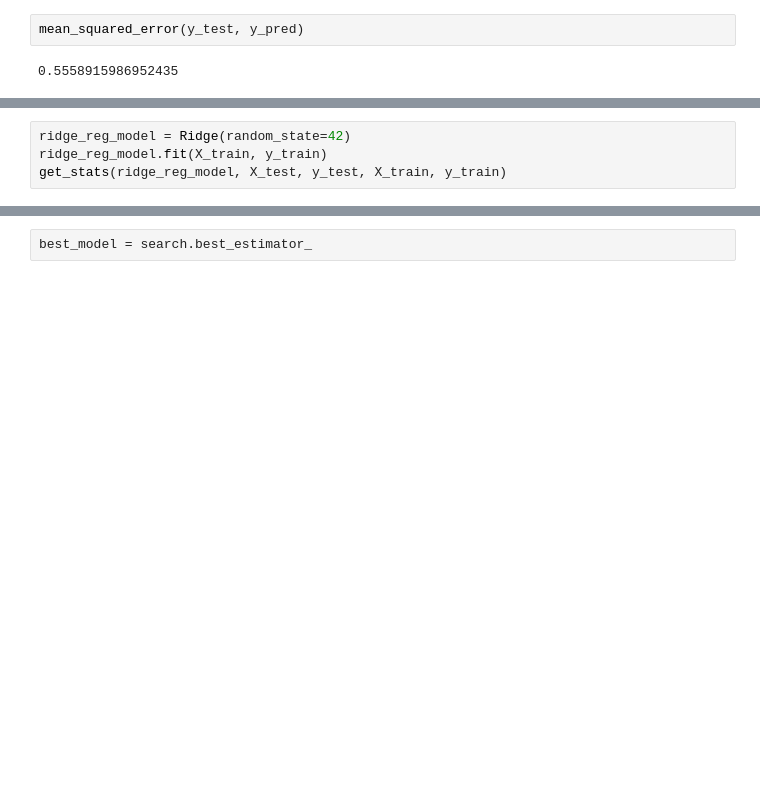
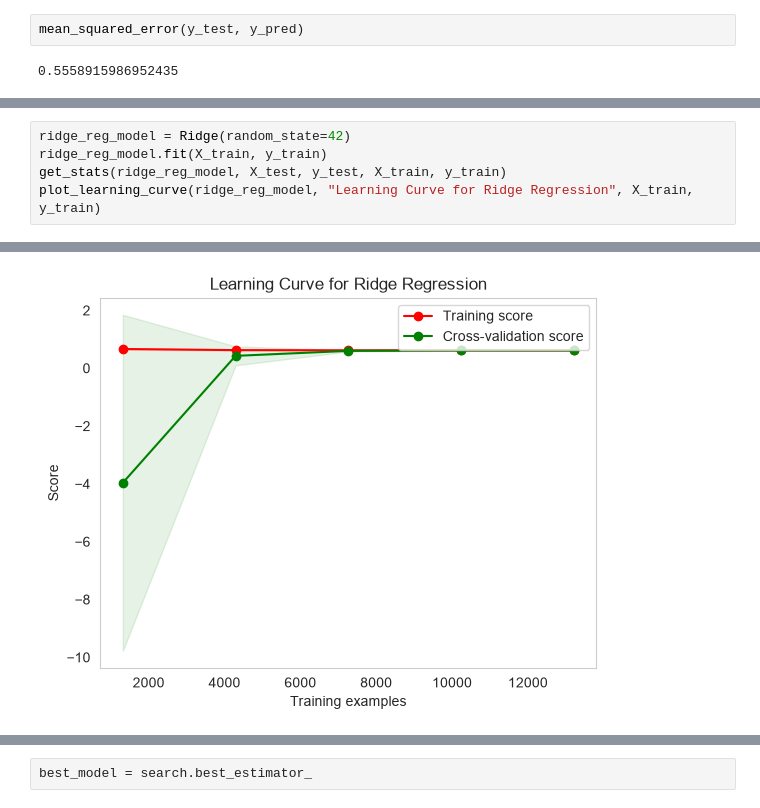
Before and after one commit to KevinShindel/MachineLearning, a Jupyter notebook: ML with SciKit/Understanding Regression Models.ipynb, the cells around one changed output, grey strips where cells are left out. Drawn from its saved outputs; the diff is of its cells as text; blank space fills up the shorter version.

```diff
--- a/ML with SciKit/Understanding Regression Models.ipynb
+++ b/ML with SciKit/Understanding Regression Models.ipynb
@@ -210,5 +237,6 @@ np.float64(0.7455813830127758)
 ridge_reg_model = Ridge(random_state=42)
 ridge_reg_model.fit(X_train, y_train)
 get_stats(ridge_reg_model, X_test, y_test, X_train, y_train)
+plot_learning_curve(ridge_reg_model, "Learning Curve for Ridge Regression", X_train, y_train)
 # %% [output]
 Cross RMSE mean: 0.720986044355974
@@ -217,3 +246,4 @@ Train RMSE: 0.7196757706930822
+[figure, added]
 # %%
 lasso_reg_model = Lasso(random_state=42)
 lasso_reg_model.fit(X_train, y_train)
```
Also changed, not shown: parts of 23 cells of this notebook, 4 other files.
